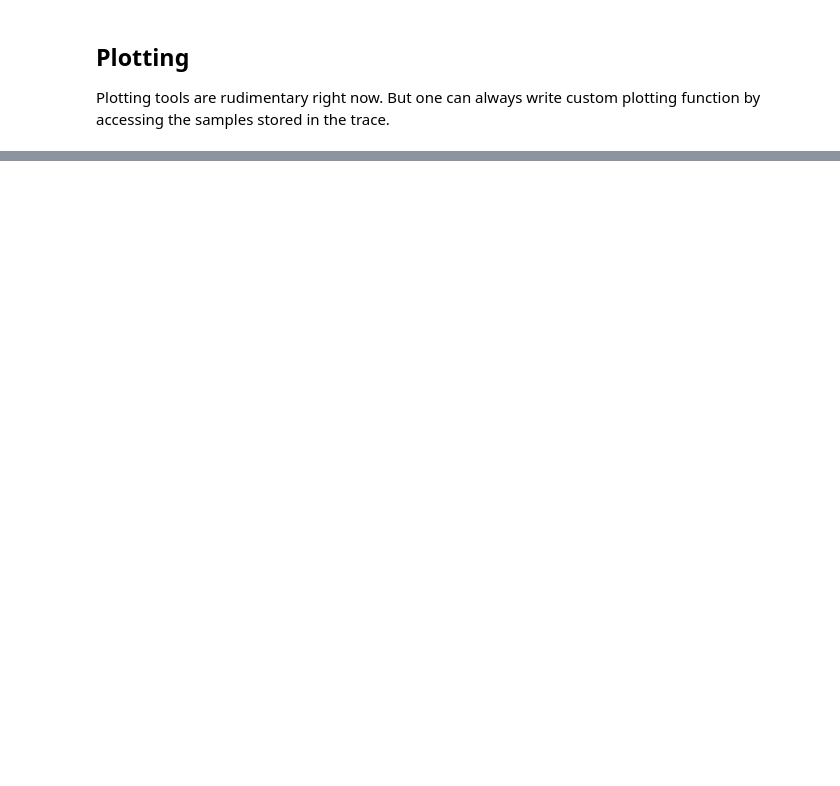
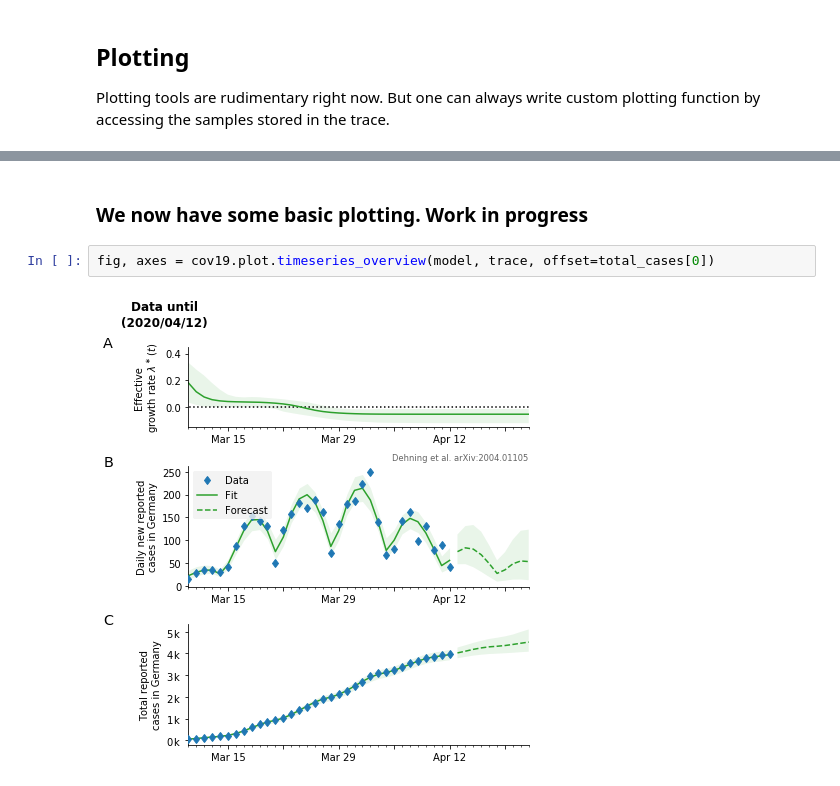
Before and after one commit to Priesemann-Group/covid19_inference, a Jupyter notebook: scripts/example_one_bundesland.ipynb, the cells around one changed output, grey strips where cells are left out. Drawn from its saved outputs; the diff is of its cells as text; blank space fills up the shorter version.

Commit message:
progress on three-panel ts plot. added to one_bundesland demo script

```diff
--- a/scripts/example_one_bundesland.ipynb
+++ b/scripts/example_one_bundesland.ipynb
@@ -179,0 +179,6 @@ Text(0, 0.5, 'Daily new cases')
+# %% [markdown]
+### We now  have some basic plotting. Work in progress
+# %%
+fig, axes = cov19.plot.timeseries_overview(model, trace, offset=total_cases[0])
+# %% [output]
+[figure, added]
```
Also changed, not shown: parts of 4 cells of this notebook, 1 other file.
